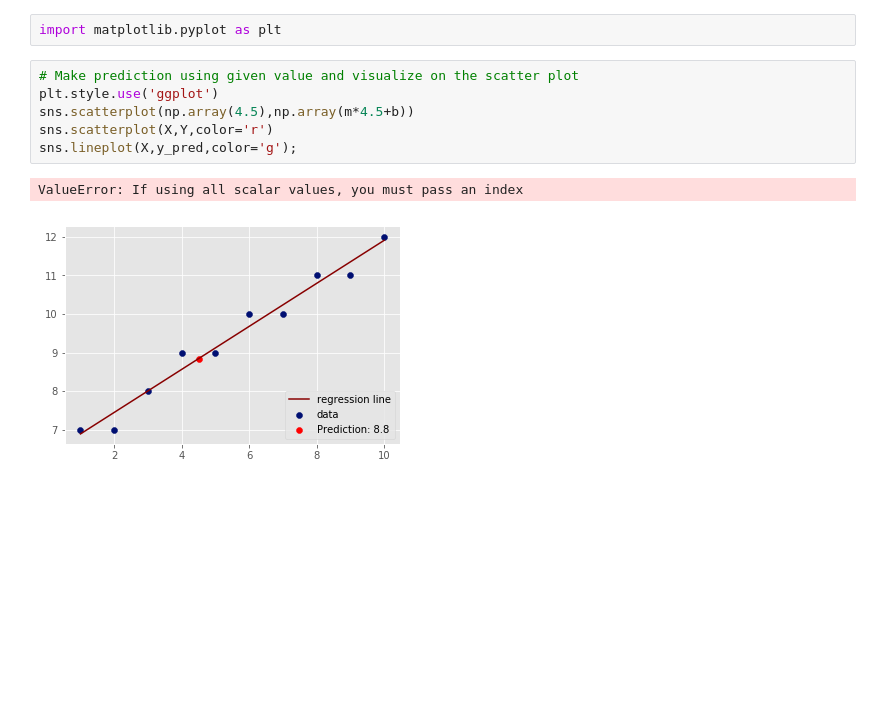
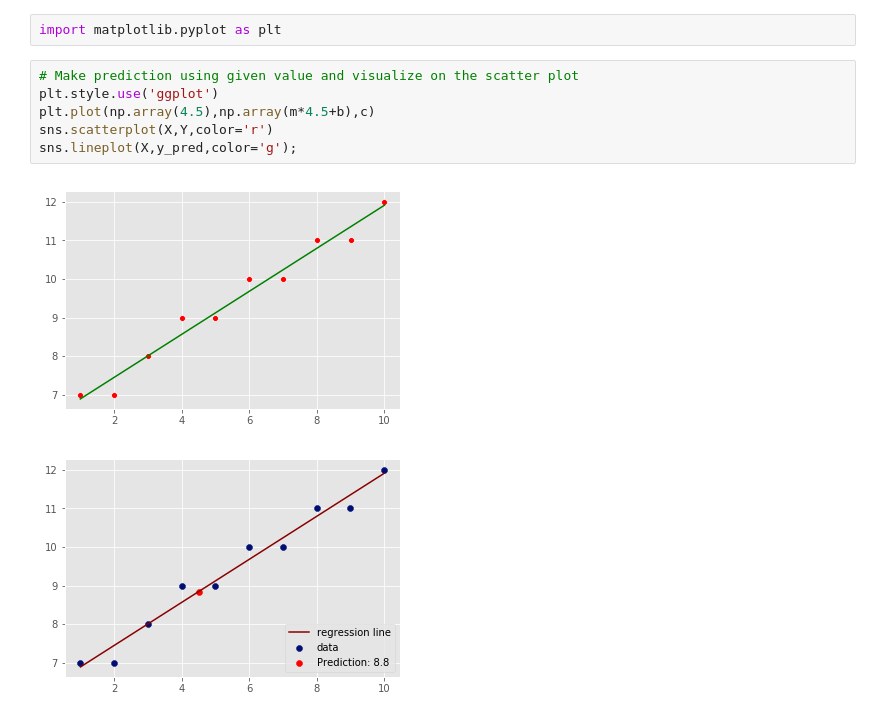
Before and after one commit to danjizquierdo/dsc-0-10-10-complete-regression-nyc-ds-career-012819, a Jupyter notebook: index.ipynb, the cells around one changed output. Saved outputs shown, nothing was run; the diff lists cells and outputs as text; blank space fills up the shorter version.

```diff
--- a/index.ipynb
+++ b/index.ipynb
@@ -103,11 +103,11 @@ import matplotlib.pyplot as plt
 # %%
 # Make prediction using given value and visualize on the scatter plot
 plt.style.use('ggplot')
-sns.scatterplot(np.array(4.5),np.array(m*4.5+b))
+plt.plot(np.array(4.5),np.array(m*4.5+b),c)
 sns.scatterplot(X,Y,color='r')
 sns.lineplot(X,y_pred,color='g');
 # %% [output]
-ValueError: If using all scalar values, you must pass an index
+[figure, added]
 # %%
 # %% [output]
 [figure]
```
